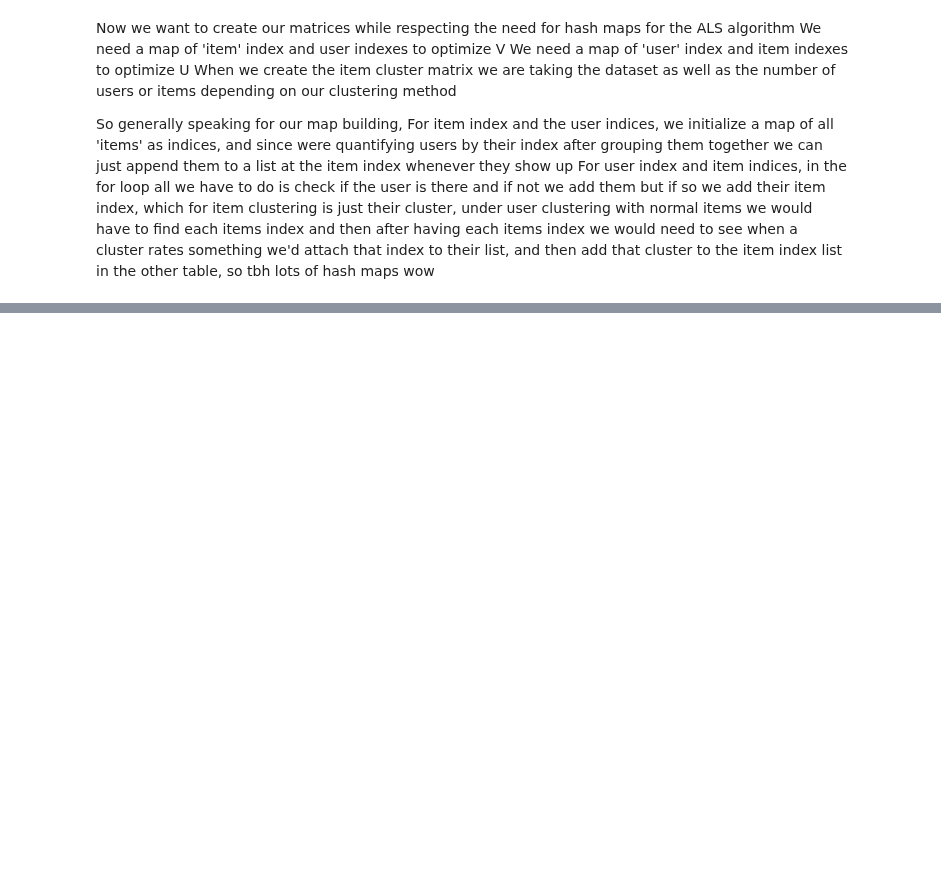
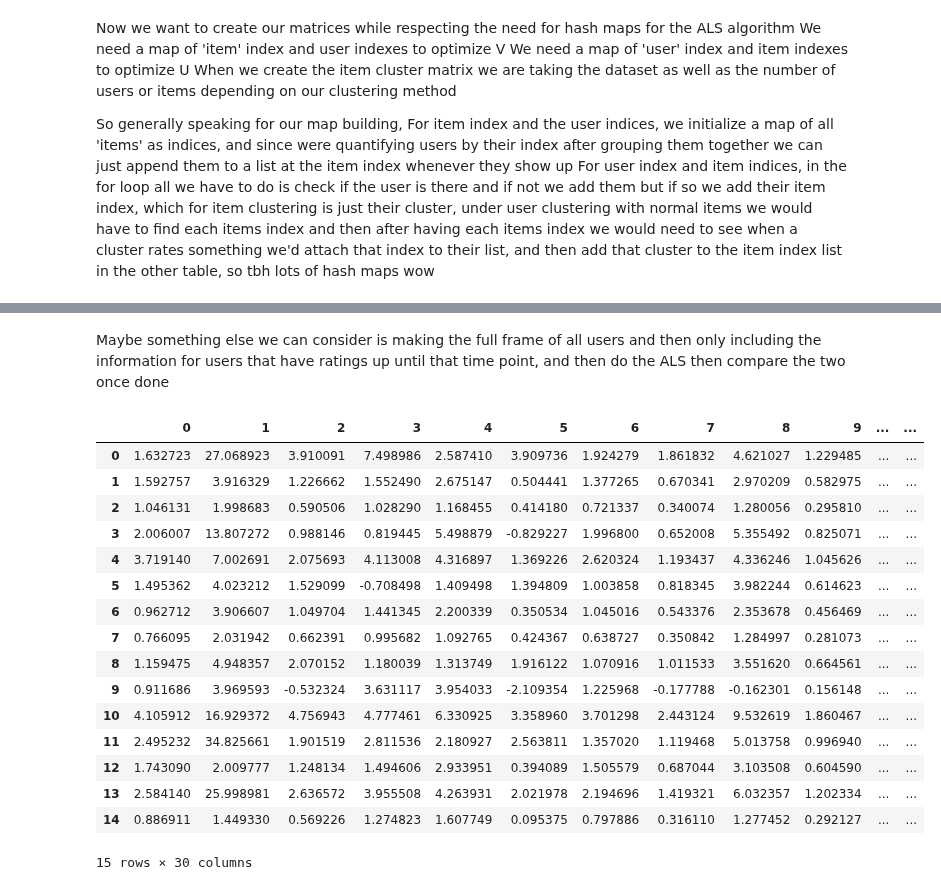
Before and after one commit to nicholas-rf/RecommenderProject, a Jupyter notebook: Modelling/model_func_testing.ipynb, the cells around one changed output, grey strips where cells are left out. Cells and saved outputs as stored; diff of their text form; code cells hidden in the pictures; blank space fills up the shorter version.

```diff
--- a/Modelling/model_func_testing.ipynb
+++ b/Modelling/model_func_testing.ipynb
@@ -123,0 +242,11 @@ For user index and item indices, in the for loop all we have to do is check if t
+# %%
+def rmse(X, Y):
+    return np.sqrt(np.nanmean((X-Y)**2))
+
+def max_update(X, Y):
+    return np.noram(((X-Y)/Y).ravel(), np.inf)
+
+error = [(0, rmse(R, np.inner(U, V)))]
+update = [(0, max(max_update(Uold, U), max_update(Vold, V)))]
+# %% [markdown]
+Maybe something else we can consider is making the full frame of all users and then only including the information for users that have ratings up until that time point, and then do the ALS then compare the two once done
@@ -123,0 +305,27 @@ For user index and item indices, in the for loop all we have to do is check if t
+# %%
+U_new, V_new = alternating_least_squares(U, V, R, user_idx, item_idx)
+# %%
+r_hat = U_new.T @ V_new
+# %%
+sample = pd.DataFrame(matrix[:15])
+new = pd.DataFrame(r_hat[:15])
+# %%
+new
+# %% [output]
+|  | 0 | 1 | 2 | 3 | 4 | 5 | 6 | 7 | 8 | 9 | ... | ... |
+| 0 | 1.632723 | 27.068923 | 3.910091 | 7.498986 | 2.587410 | 3.909736 | 1.924279 | 1.861832 | 4.621027 | 1.229485 | ... | ... |
+| 1 | 1.592757 | 3.916329 | 1.226662 | 1.552490 | 2.675147 | 0.504441 | 1.377265 | 0.670341 | 2.970209 | 0.582975 | ... | ... |
+| 2 | 1.046131 | 1.998683 | 0.590506 | 1.028290 | 1.168455 | 0.414180 | 0.721337 | 0.340074 | 1.280056 | 0.295810 | ... | ... |
+| 3 | 2.006007 | 13.807272 | 0.988146 | 0.819445 | 5.498879 | -0.829227 | 1.996800 | 0.652008 | 5.355492 | 0.825071 | ... | ... |
+| 4 | 3.719140 | 7.002691 | 2.075693 | 4.113008 | 4.316897 | 1.369226 | 2.620324 | 1.193437 | 4.336246 | 1.045626 | ... | ... |
+| 5 | 1.495362 | 4.023212 | 1.529099 | -0.708498 | 1.409498 | 1.394809 | 1.003858 | 0.818345 | 3.982244 | 0.614623 | ... | ... |
+| 6 | 0.962712 | 3.906607 | 1.049704 | 1.441345 | 2.200339 | 0.350534 | 1.045016 | 0.543376 | 2.353678 | 0.456469 | ... | ... |
+| 7 | 0.766095 | 2.031942 | 0.662391 | 0.995682 | 1.092765 | 0.424367 | 0.638727 | 0.350842 | 1.284997 | 0.281073 | ... | ... |
+| 8 | 1.159475 | 4.948357 | 2.070152 | 1.180039 | 1.313749 | 1.916122 | 1.070916 | 1.011533 | 3.551620 | 0.664561 | ... | ... |
+| 9 | 0.911686 | 3.969593 | -0.532324 | 3.631117 | 3.954033 | -2.109354 | 1.225968 | -0.177788 | -0.162301 | 0.156148 | ... | ... |
+| 10 | 4.105912 | 16.929372 | 4.756943 | 4.777461 | 6.330925 | 3.358960 | 3.701298 | 2.443124 | 9.532619 | 1.860467 | ... | ... |
+| 11 | 2.495232 | 34.825661 | 1.901519 | 2.811536 | 2.180927 | 2.563811 | 1.357020 | 1.119468 | 5.013758 | 0.996940 | ... | ... |
+| 12 | 1.743090 | 2.009777 | 1.248134 | 1.494606 | 2.933951 | 0.394089 | 1.505579 | 0.687044 | 3.103508 | 0.604590 | ... | ... |
+| 13 | 2.584140 | 25.998981 | 2.636572 | 3.955508 | 4.263931 | 2.021978 | 2.194696 | 1.419321 | 6.032357 | 1.202334 | ... | ... |
+| 14 | 0.886911 | 1.449330 | 0.569226 | 1.274823 | 1.607749 | 0.095375 | 0.797886 | 0.316110 | 1.277452 | 0.292127 | ... | ... |
+15 rows × 30 columns
```
Also changed, not shown: parts of 30 cells of this notebook, 1 other file.
